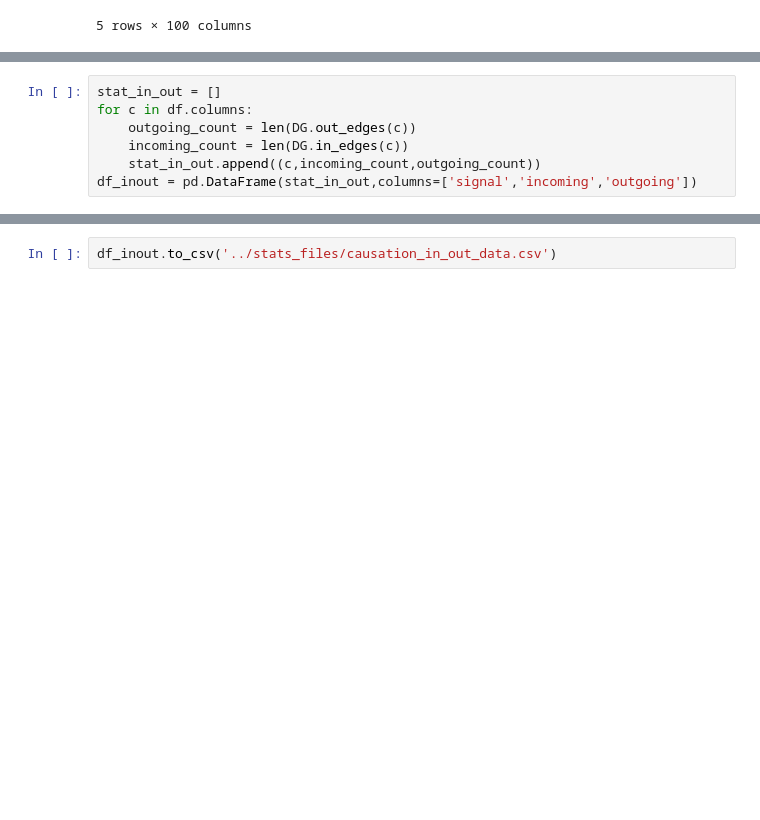
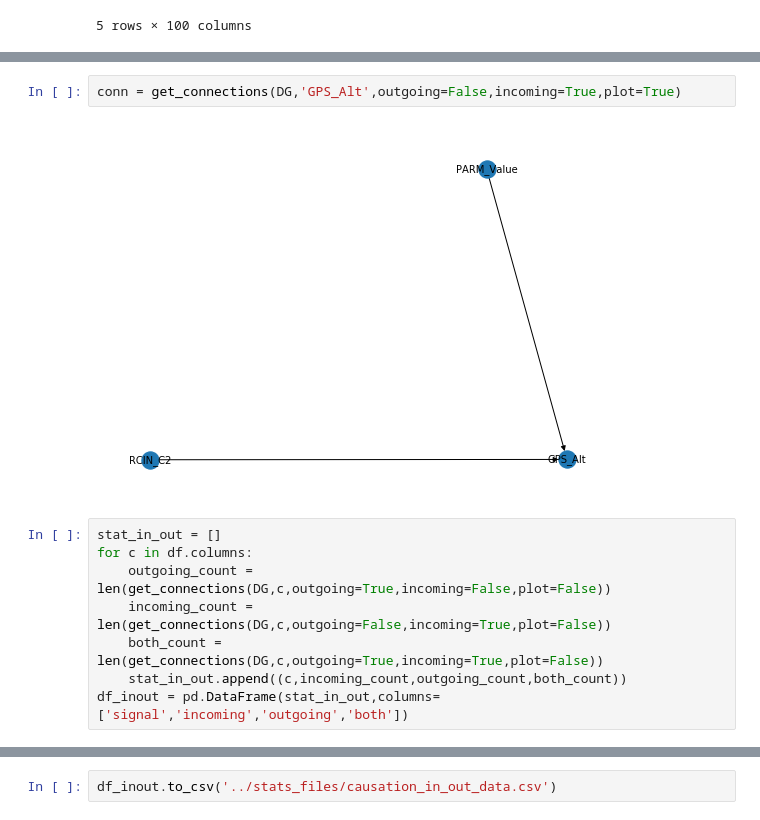
Before and after one commit to Husseinjd/DroneCrashDetection, a Jupyter notebook: sample_testing/testing.ipynb, the cells around one changed output, grey strips where cells are left out. Cells and saved outputs as stored; diff of their text form; blank space fills up the shorter version.

```diff
--- a/sample_testing/testing.ipynb
+++ b/sample_testing/testing.ipynb
@@ -113,10 +101,15 @@ ltuples
+# %%
+conn = get_connections(DG,'GPS_Alt',outgoing=False,incoming=True,plot=True)
+# %% [output]
+[figure, added]
 # %%
 stat_in_out = []
 for c in df.columns:
-    outgoing_count = len(DG.out_edges(c))
-    incoming_count = len(DG.in_edges(c))
-    stat_in_out.append((c,incoming_count,outgoing_count))
-df_inout = pd.DataFrame(stat_in_out,columns=['signal','incoming','outgoing'])
+    outgoing_count = len(get_connections(DG,c,outgoing=True,incoming=False,plot=False))
+    incoming_count = len(get_connections(DG,c,outgoing=False,incoming=True,plot=False))
+    both_count = len(get_connections(DG,c,outgoing=True,incoming=True,plot=False))
+    stat_in_out.append((c,incoming_count,outgoing_count,both_count))
+df_inout = pd.DataFrame(stat_in_out,columns=['signal','incoming','outgoing','both'])
 # %%
 plt.figure(figsize=(20,15))
 g = sns.barplot(x='signal',y='incoming',data=df_inout.sort_values('incoming',ascending=False))
```
Also changed, not shown: parts of 14 cells of this notebook, 8 other files.
